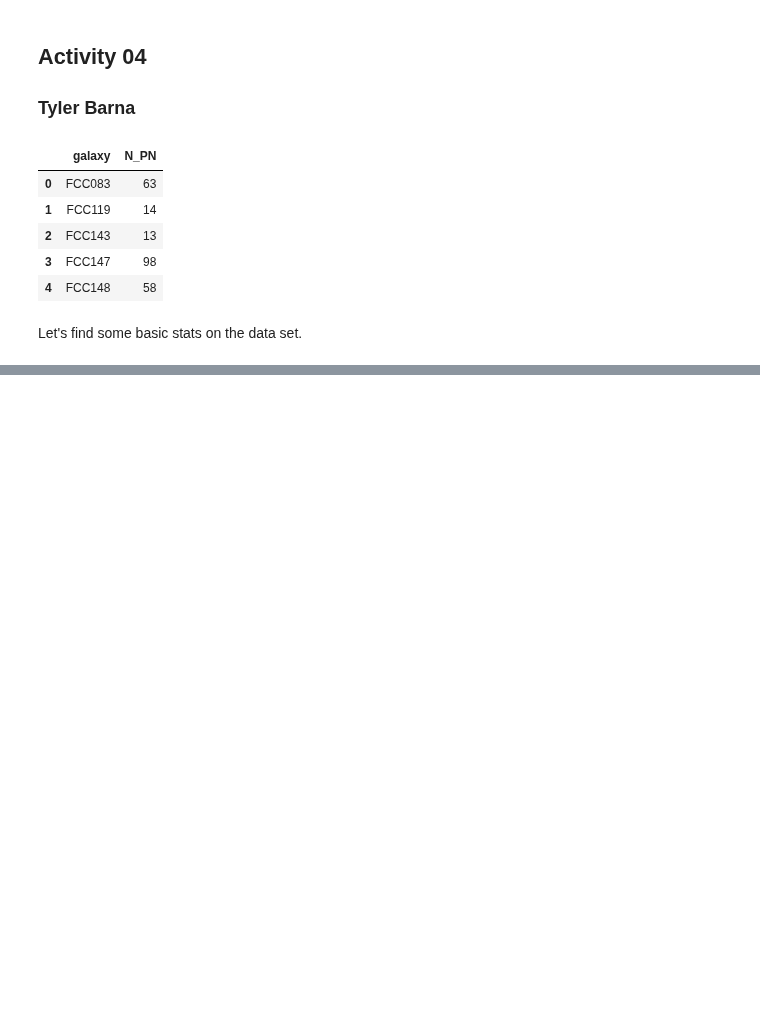
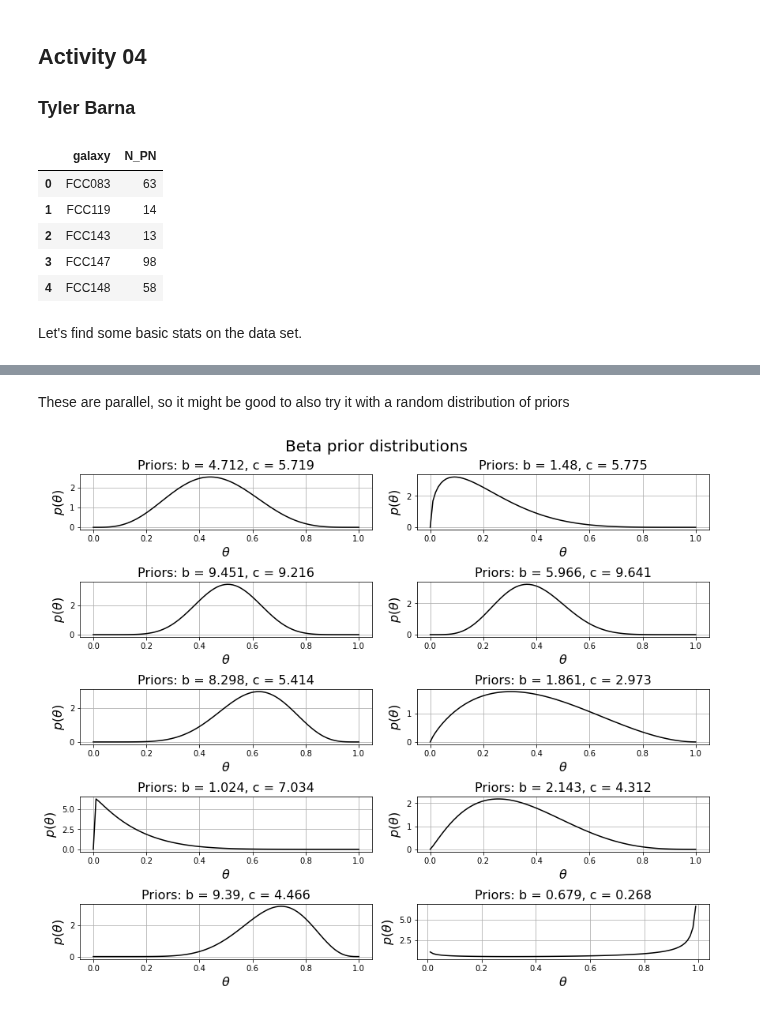
Before and after one commit to tylerbarna/AST5731-lab, a Jupyter notebook: Activity 04/Activity 04 -- Tyler Barna.ipynb, the cells around one changed output, grey strips where cells are left out. Cells and saved outputs as stored; diff of their text form; code cells hidden in the pictures; blank space fills up the shorter version.

```diff
--- a/Activity 04/Activity 04 -- Tyler Barna.ipynb
+++ b/Activity 04/Activity 04 -- Tyler Barna.ipynb
@@ -59,0 +93,27 @@ Our goal is to predict how many planetary nebulae we would expect to see in a gi
+# %% [markdown]
+These are parallel, so it might be good to also try it with a random distribution of priors
+# %%
+n_priors = 10
+max_prior = 10
+b,c = np.random.random(n_priors)*max_prior, np.random.random(n_priors)*max_prior
+
+n_space = 1
+x = np.linspace(0,n_space,n_space*100)
+y = lambda b,c: beta.pdf(x,b,c)
+
+## plotting
+fig, axs = plt.subplots(int(n_priors/2), 2, facecolor='w',figsize=(12,n_priors))
+fig.set_tight_layout(True)
+idx = 0
+
+for b,c in zip(b,c):
+    ax = axs.flatten()[idx]
+    ax.plot(x,y(b,c), color='k');
+    ax.set_title('Priors: b = %s, c = %s'%(round(b,3),round(c,3)), fontsize=16)
+    ax.grid()
+    ax.set_xlabel(r'$\theta$', fontsize=16)
+    ax.set_ylabel(r'$p(\theta)$', fontsize=16)
+    idx+=1
+fig.suptitle('Beta prior distributions', fontsize=20);
+# %% [output]
+[figure, added]
```
Also changed, not shown: parts of 7 cells of this notebook.
